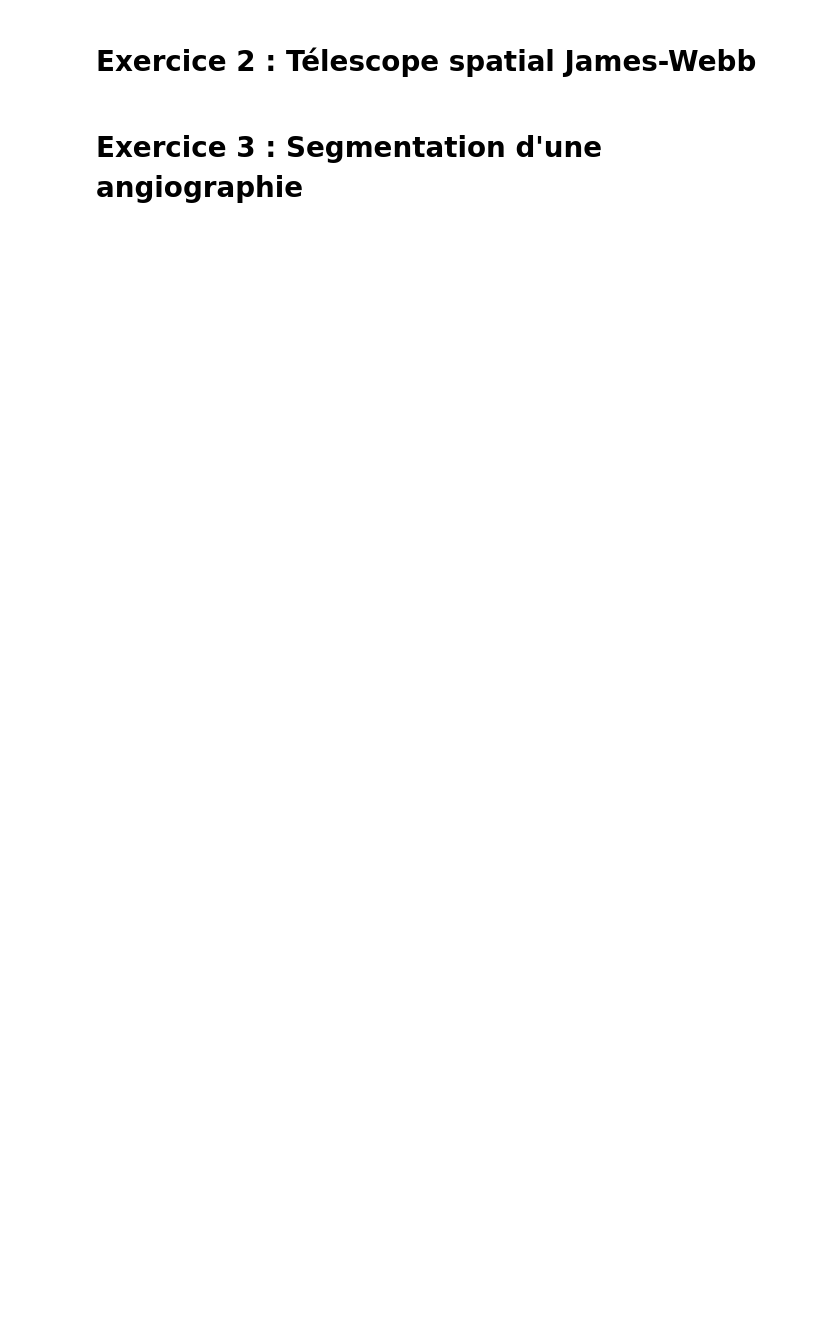
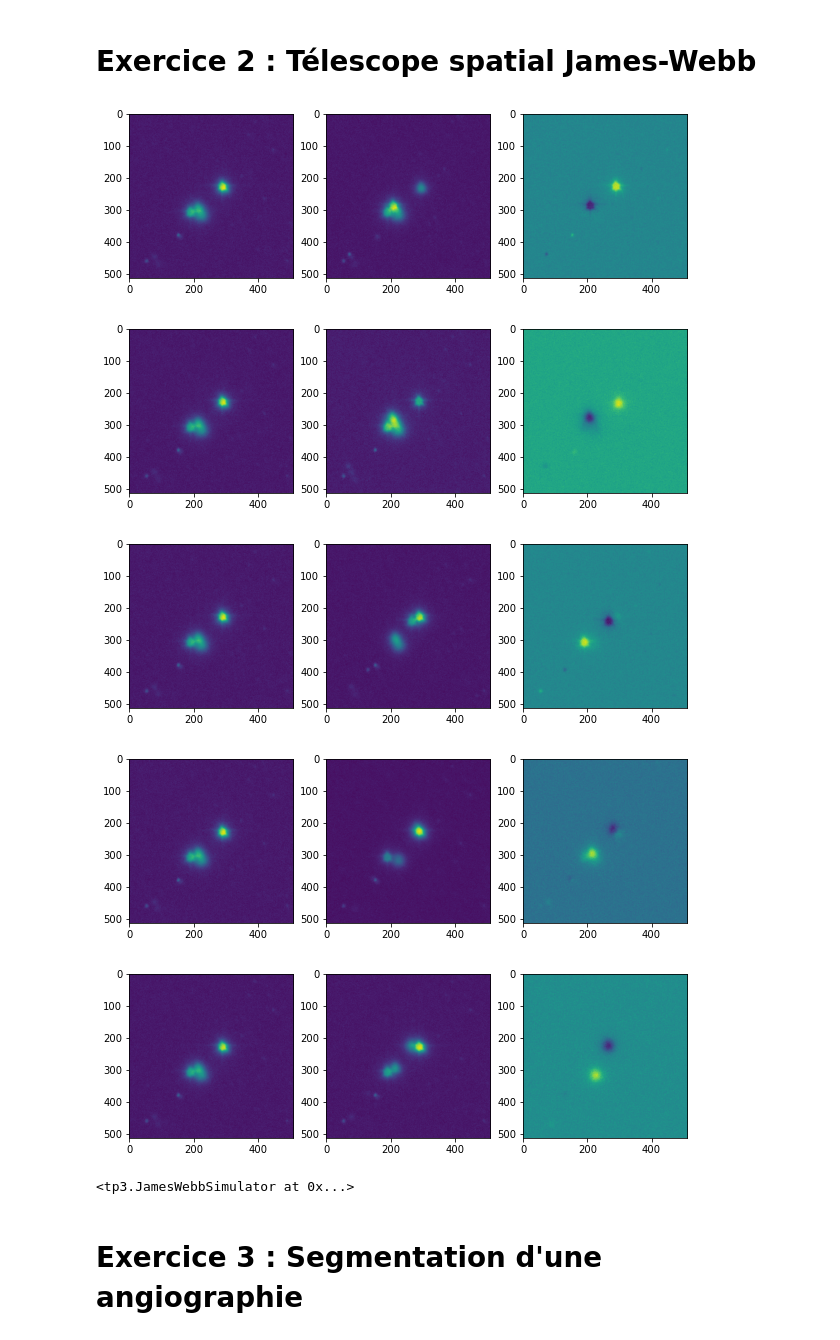
Before and after one commit to RaphaelJ-S/inf600f, a Jupyter notebook: tp/tp3/data/tp3.ipynb, the cells around one changed output. Cells and saved outputs as stored; diff of their text form; code cells hidden in the pictures; blank space fills up the shorter version.

```diff
--- a/tp/tp3/data/tp3.ipynb
+++ b/tp/tp3/data/tp3.ipynb
@@ -23,7 +175,7 @@ im_ex1 = imageio.imread("tp3_ex1.tiff")
 # Exercice 2 : Télescope spatial James-Webb
 # %%
 # Initialisation du télescope
-telescope = tp3.JamesWebbSimulator('<mon_code_permanent> et <celui de mon collègue>')
+telescope = tp3.JamesWebbSimulator('JACR26038907')
 
 # Importation de l'image de l'étoile HD85506 pour la calibration
 im_ex2 = imageio.imread('tp3_ex2.tiff')
@@ -43,6 +195,8 @@ def calibration(telescope: tp3.JamesWebbSimulator, image: np.ndarray) -> tp3.Jam
         Télescope calibré
     """
     ## Pour chaque miroir de votre télescope (`telescope.nb_mirrors`)
+
+
     for i in range(telescope.nb_mirrors):
         # TODO: Capture d'une image `im1` de l'étoile `HD84406`
         # TODO: Déplacer le miroir d'une distance de -100 pixels.
@@ -50,7 +204,31 @@ def calibration(telescope: tp3.JamesWebbSimulator, image: np.ndarray) -> tp3.Jam
         # TODO: Comparaison différentielle des images `im_d = im1 - im2` pour déterminer quelle étoile est associée à ce miroir
         # TODO: Segmentation de `im_d` et calcul de la position moyenne de l'étoile pour ce miroir.
         # TODO: Calcul de la correction à appliquer à ce miroir pour le placer au centre du champ de vue.
-        pass
+        psf = np.ones((5,5)) / 25
+
+        im1 = telescope.simulate(image)
+
+        telescope.move_mirror_by(i, -100)
+
+        im2 = telescope.simulate(image)
+
+        diff = im1 - im2
+
+        plt.figure(figsize=(10,10))
+        plt.subplot(131)
+        plt.imshow(im1)
+        plt.subplot(132)
+        plt.imshow(im2)
+        plt.subplot(133)
+        plt.imshow(diff)
+
+        plt.show()
+        telescope.reset()
+
+
+
+
+
 
 
     # TODO: Appliquer la correction pour chaque miroir
@@ -58,6 +236,14 @@ def calibration(telescope: tp3.JamesWebbSimulator, image: np.ndarray) -> tp3.Jam
     return telescope
 # %%
 # Ajouter ici des cellules de code / markdown pour vos réponses
+calibration(telescope, im_ex2)
+# %% [output]
+[figure, added]
+[figure, added]
+[figure, added]
+[figure, added]
+[figure, added]
+<tp3.JamesWebbSimulator at 0x...>
 # %% [markdown]
 # Exercice 3 : Segmentation d'une angiographie
 # %%
```
Also changed, not shown: parts of 11 cells of this notebook, 2 other files.
